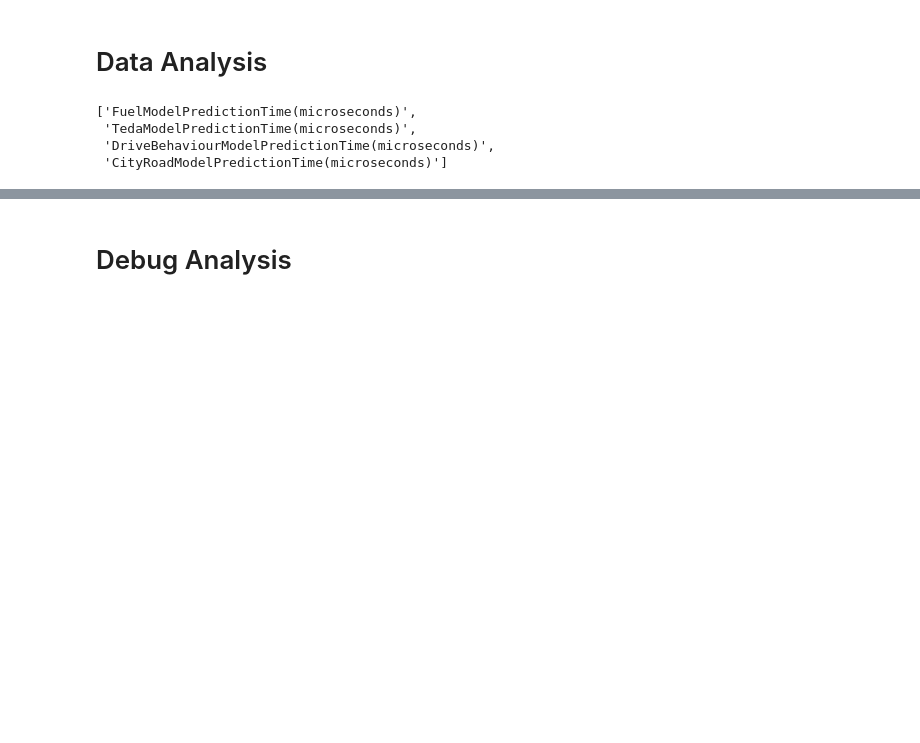
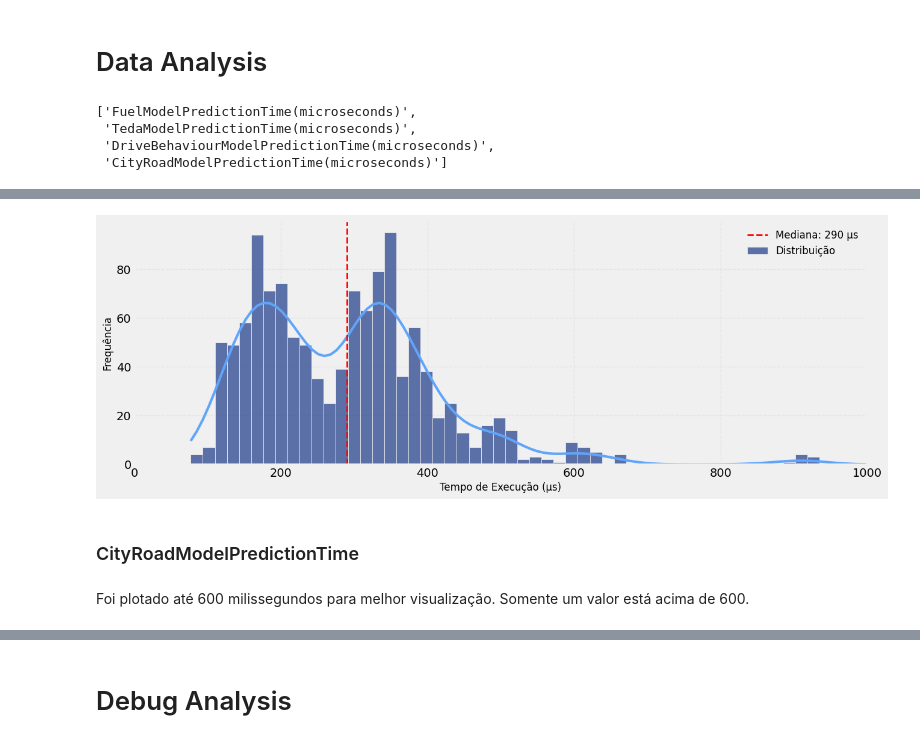
Before and after one commit to conect2ai/SBRC2025-App2Car, a Jupyter notebook: notebooks/polo.ipynb, the cells around one changed output, grey strips where cells are left out. Drawn from its saved outputs; the diff is of its cells as text; code cells hidden in the pictures; blank space fills up the shorter version.

```diff
--- a/notebooks/polo.ipynb
+++ b/notebooks/polo.ipynb
@@ -53 +122,20 @@ datasets["A"]["data"].head()
+# %%
+plot_histogram_kde(
+    data=appended_data,
+    variable="DriveBehaviourModelPredictionTime(microseconds)",
+    bins=100,
+    hist_color="#1E3A8A",
+    kde_color="#60A5FA",
+    show_median=True,
+    median_color="red",
+    xlabel="Tempo de Execução (µs)",
+    ylabel="Frequência",
+    xlim=(0, 1000)
+)
+# %% [output]
+[figure, added]
+# %% [markdown]
+### CityRoadModelPredictionTime
+# %% [markdown]
+Foi plotado até 600 milissegundos para melhor visualização. Somente um valor está acima de 600.
 # %%
```
Also changed, not shown: parts of 23 cells of this notebook, 3 other files.
